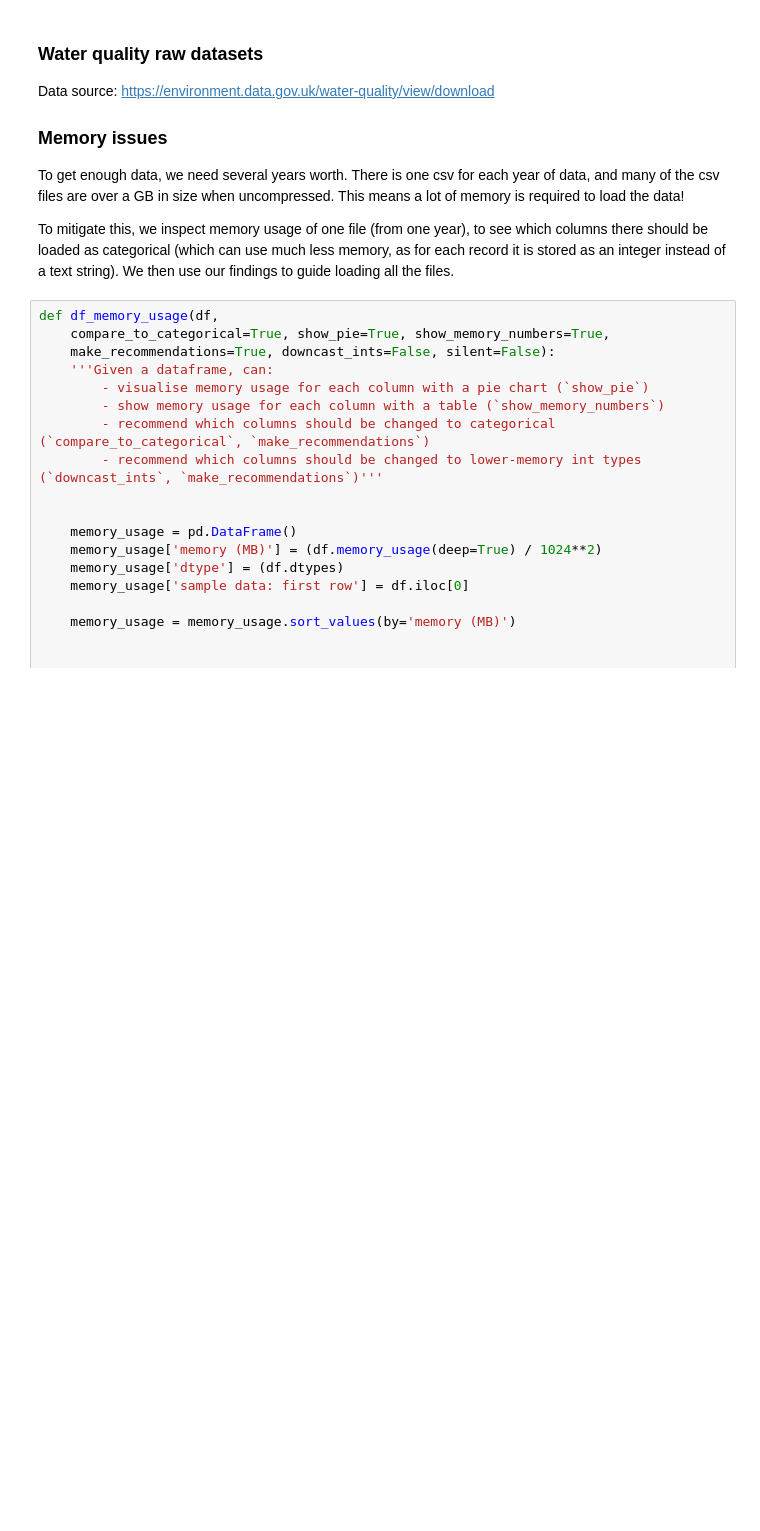
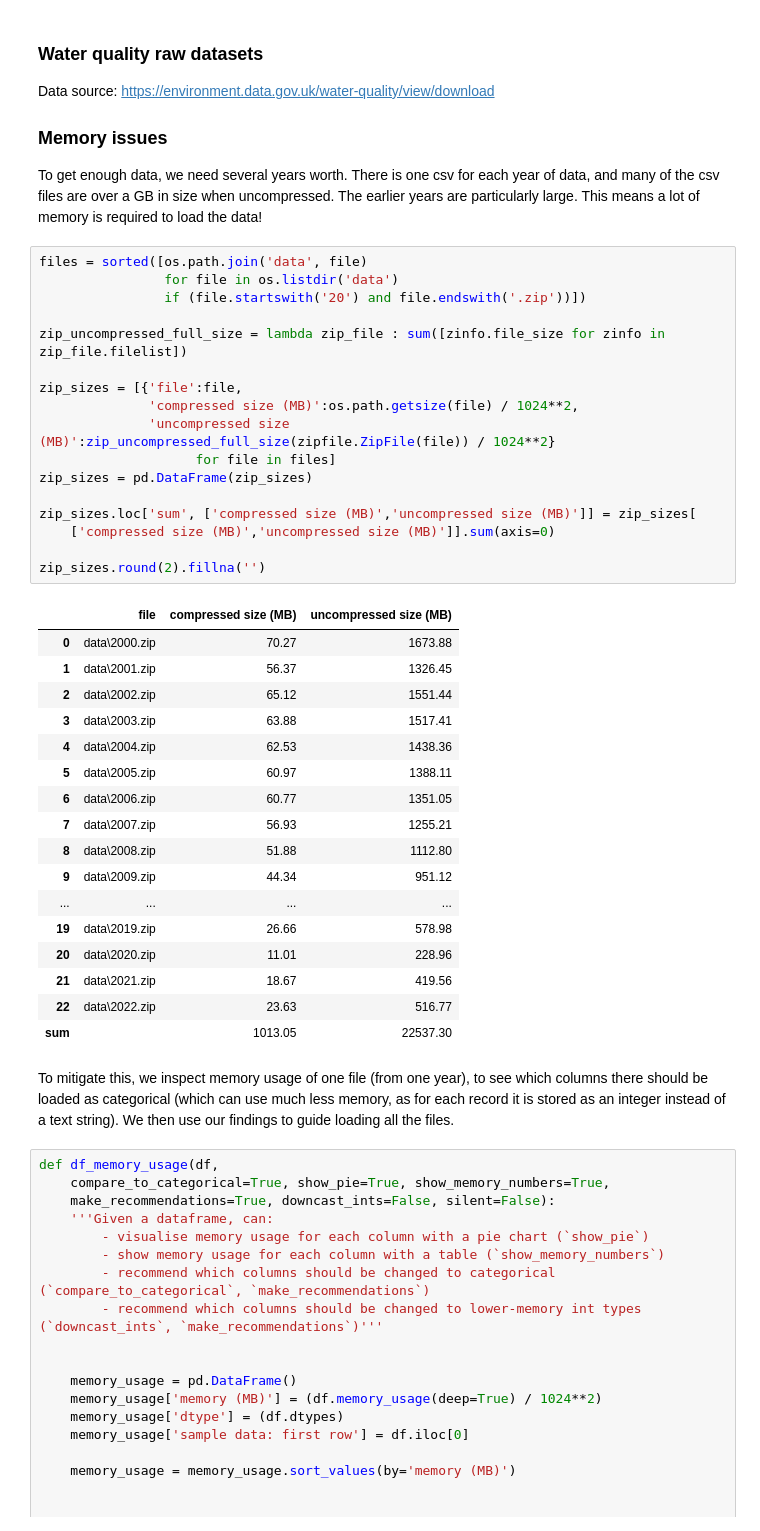
Before and after one commit to Gabriel-Kissin/water-dataset, a Jupyter notebook: water dataset.ipynb, the cells around one changed output. Drawn from its saved outputs; the diff is of its cells as text; blank space fills up the shorter version.

Commit message:
show sizes of raw data files
show sizes of raw data files, both compressed and uncompressed, towards the beginning of the notebook

```diff
--- a/water dataset.ipynb
+++ b/water dataset.ipynb
@@ -67,9 +68,44 @@ Data source: https://environment.data.gov.uk/water-quality/view/download
 
 ### Memory issues
 
-To get enough data, we need several years worth. There is one csv for each year of data, and many of the csv files are over a GB in size when uncompressed. This means a lot of memory is required to load the data!
-
-To mitigate this, we inspect memory usage of one file (from one year), to see which columns there should be loaded as categorical (which can use much less memory, as for each record it is stored as an integer instead of a text string). We then use our findings to guide loading all the files.
+To get enough data, we need several years worth. There is one csv for each year of data, and many of the csv files are over a GB in size when uncompressed. The earlier years are particularly large. This means a lot of memory is required to load the data!
+# %%
+files = sorted([os.path.join('data', file)
+                for file in os.listdir('data')
+                if (file.startswith('20') and file.endswith('.zip'))])
+
+zip_uncompressed_full_size = lambda zip_file : sum([zinfo.file_size for zinfo in zip_file.filelist])
+
+zip_sizes = [{'file':file,
+              'compressed size (MB)':os.path.getsize(file) / 1024**2,
+              'uncompressed size (MB)':zip_uncompressed_full_size(zipfile.ZipFile(file)) / 1024**2}
+                    for file in files]
+zip_sizes = pd.DataFrame(zip_sizes)
+
+zip_sizes.loc['sum', ['compressed size (MB)','uncompressed size (MB)']] = zip_sizes[
+    ['compressed size (MB)','uncompressed size (MB)']].sum(axis=0)
+
+zip_sizes.round(2).fillna('')
+# %% [output]
+|  | file | compressed size (MB) | uncompressed size (MB) |
+| 0 | data\2000.zip | 70.27 | 1673.88 |
+| 1 | data\2001.zip | 56.37 | 1326.45 |
+| 2 | data\2002.zip | 65.12 | 1551.44 |
+| 3 | data\2003.zip | 63.88 | 1517.41 |
+| 4 | data\2004.zip | 62.53 | 1438.36 |
+| 5 | data\2005.zip | 60.97 | 1388.11 |
+| 6 | data\2006.zip | 60.77 | 1351.05 |
+| 7 | data\2007.zip | 56.93 | 1255.21 |
+| 8 | data\2008.zip | 51.88 | 1112.80 |
+| 9 | data\2009.zip | 44.34 | 951.12 |
+| ... | ... | ... | ... |
+| 19 | data\2019.zip | 26.66 | 578.98 |
+| 20 | data\2020.zip | 11.01 | 228.96 |
+| 21 | data\2021.zip | 18.67 | 419.56 |
+| 22 | data\2022.zip | 23.63 | 516.77 |
+| sum |  | 1013.05 | 22537.30 |
+# %% [markdown]
+To mitigate this, we inspect memory usage of one file (from one year), to see which columns there should be loaded as categorical (which can use much less memory, as for each record it is stored as an integer instead of a text string). We then use our findings to guide loading all the files.
 # %%
 def df_memory_usage(df,
     compare_to_categorical=True, show_pie=True, show_memory_numbers=True,
```
Also changed, not shown: parts of 2 cells of this notebook.
